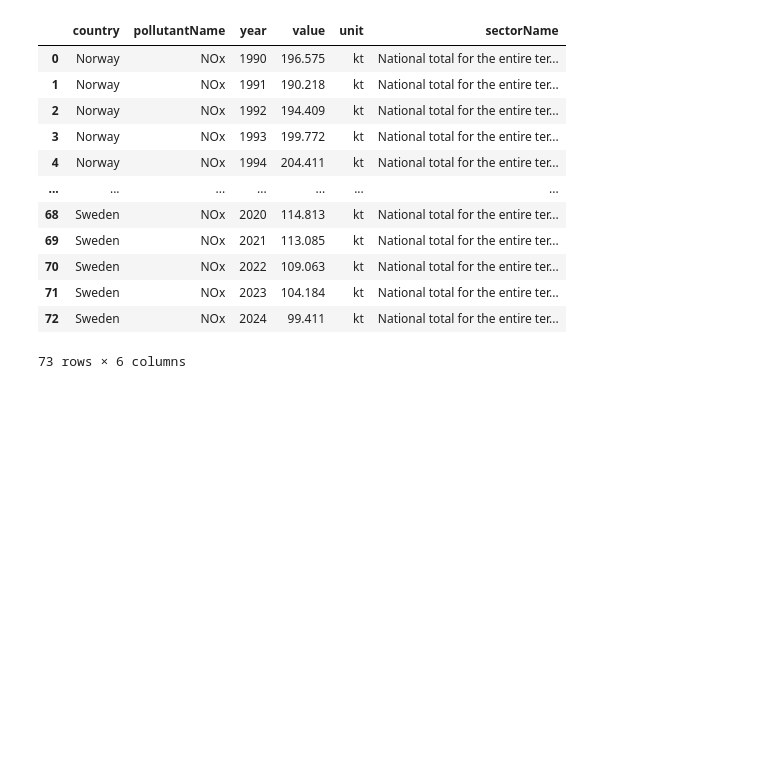
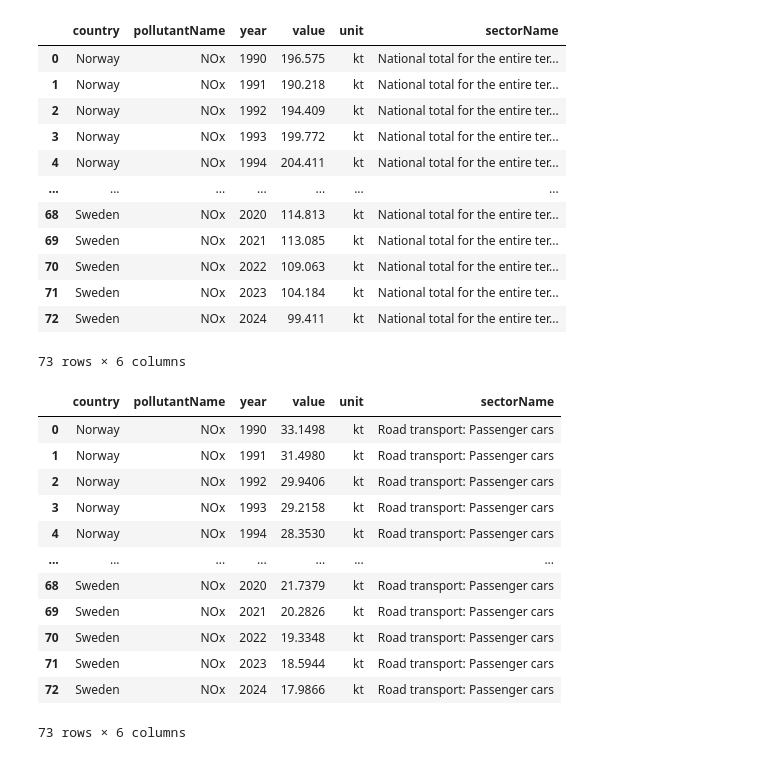
Before and after one commit to Mxlrt69/Data_Science_Project, a Jupyter notebook: data_cleaning_emissions.ipynb, the cells around one changed output. Cells and saved outputs as stored; diff of their text form; code cells hidden in the pictures; blank space fills up the shorter version.

```diff
--- a/data_cleaning_emissions.ipynb
+++ b/data_cleaning_emissions.ipynb
@@ -188,3 +207,22 @@ df_NOx_clean
 | 71 | Sweden | NOx | 2023 | 104.184 | kt | National total for the entire ter... |
 | 72 | Sweden | NOx | 2024 | 99.411 | kt | National total for the entire ter... |
 73 rows × 6 columns
+# %%
+df_NOx_transport_clean = (df_NOx_transport[df_NOx_transport["country"].isin(considered_countries)]
+                .sort_values(["country", "year"], ascending=[True, True]).reset_index(drop=True))
+
+df_NOx_transport_clean
+# %% [output]
+|  | country | pollutantName | year | value | unit | sectorName |
+| 0 | Norway | NOx | 1990 | 33.1498 | kt | Road transport: Passenger cars |
+| 1 | Norway | NOx | 1991 | 31.4980 | kt | Road transport: Passenger cars |
+| 2 | Norway | NOx | 1992 | 29.9406 | kt | Road transport: Passenger cars |
+| 3 | Norway | NOx | 1993 | 29.2158 | kt | Road transport: Passenger cars |
+| 4 | Norway | NOx | 1994 | 28.3530 | kt | Road transport: Passenger cars |
+| ... | ... | ... | ... | ... | ... | ... |
+| 68 | Sweden | NOx | 2020 | 21.7379 | kt | Road transport: Passenger cars |
+| 69 | Sweden | NOx | 2021 | 20.2826 | kt | Road transport: Passenger cars |
+| 70 | Sweden | NOx | 2022 | 19.3348 | kt | Road transport: Passenger cars |
+| 71 | Sweden | NOx | 2023 | 18.5944 | kt | Road transport: Passenger cars |
+| 72 | Sweden | NOx | 2024 | 17.9866 | kt | Road transport: Passenger cars |
+73 rows × 6 columns
```
Also changed, not shown: parts of 7 cells of this notebook.
